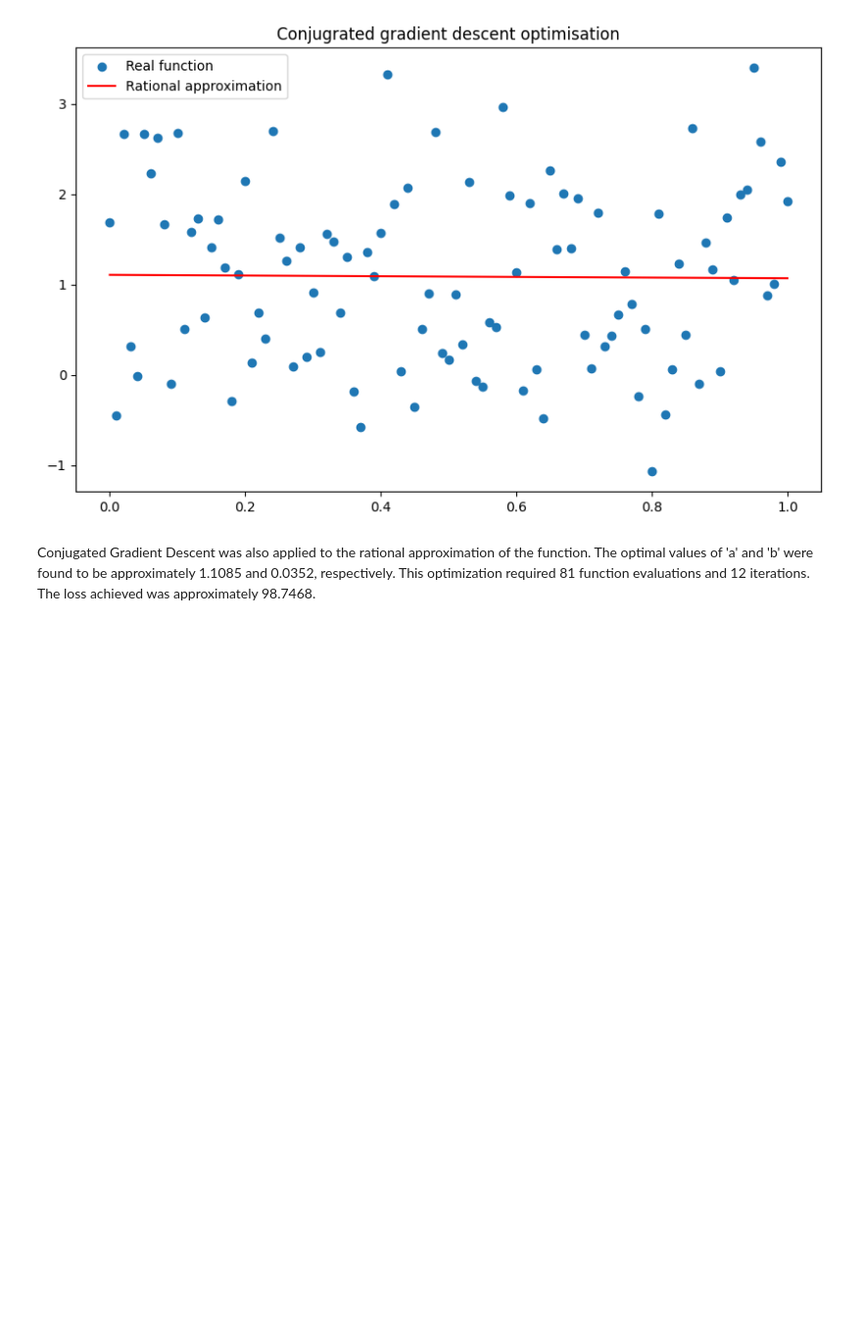
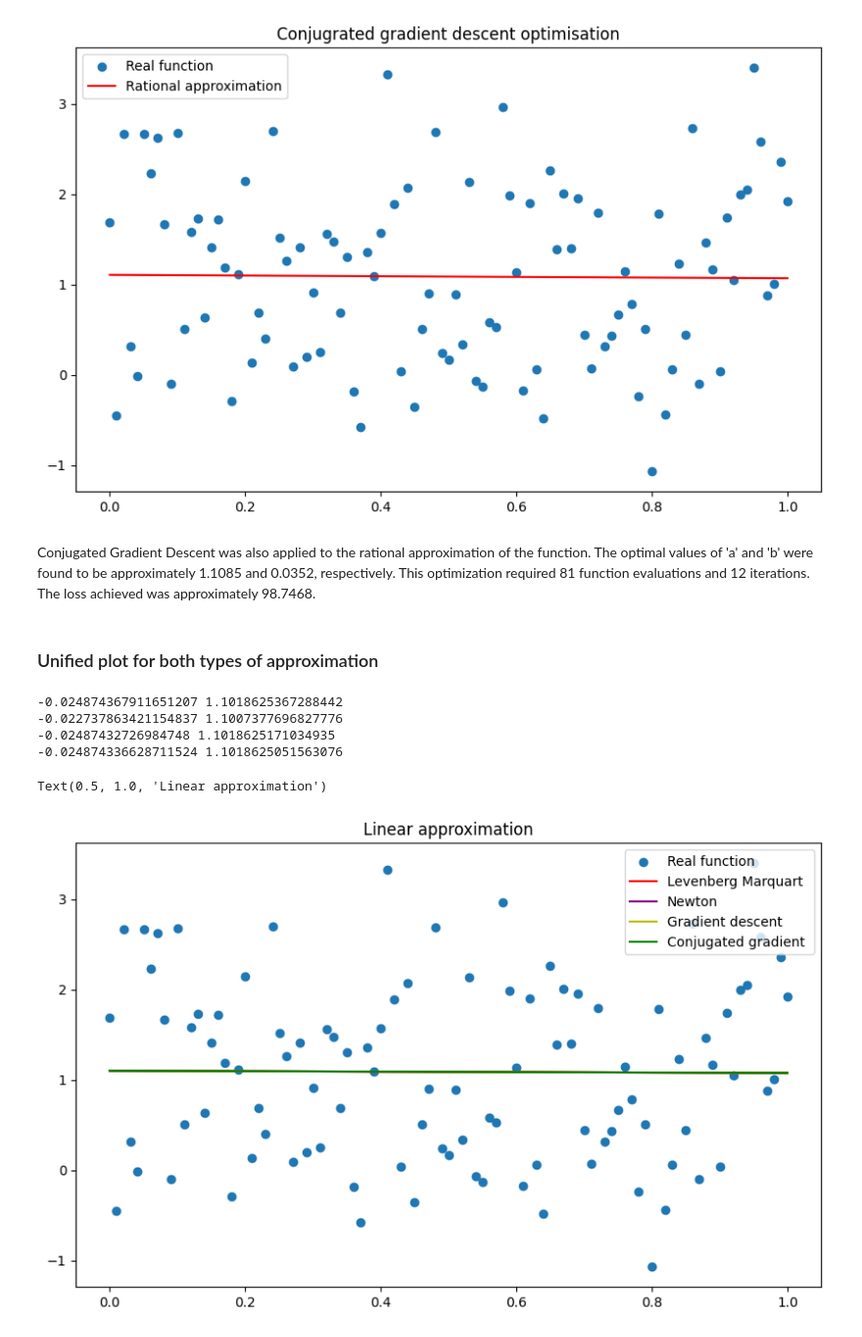
Before and after one commit to Swedist/study_itmo, a Jupyter notebook: algorithms/task_3.ipynb, the cells around one changed output. Shown at 98% size. Saved outputs shown, nothing was run; the diff lists cells and outputs as text; code cells hidden in the pictures; blank space fills up the shorter version.

Commit message:
Append united plots

```diff
--- a/algorithms/task_3.ipynb
+++ b/algorithms/task_3.ipynb
@@ -397,3 +397,49 @@ Loss: 98.74679404309191
 [figure]
 # %% [markdown]
 Conjugated Gradient Descent was also applied to the rational approximation of the function. The optimal values of 'a' and 'b' were found to be approximately 1.1085 and 0.0352, respectively. This optimization required 81 function evaluations and 12 iterations. The loss achieved was approximately 98.7468.
+# %% [markdown]
+### Unified plot for both types of approximation
+# %%
+a_found, b_found, n_ev, n_jev = lm(loss_for_linear_function_for_scipy_lm)
+y_hat = linear_aprox_v(x, *[a_found, b_found])
+print(a_found, b_found)
+
+# plot lines
+plt.figure(figsize=(10, 6))
+plt.scatter(x, y, label='Real function')
+plt.plot(x, y_hat, label='Levenberg Marquart', color='r')
+
+a_found, b_found, n_it, n_fev, n_jev = newton_method(f=least_squares_linear, x0=[0.5, 0.5], hess=hess_lin, jac=d_linear)
+print(a_found, b_found)
+y_hat = linear_aprox_v(x, *[a_found, b_found])
+
+plt.plot(x, y_hat, label='Newton', color='purple')
+
+
+func, grad = linear, line_grad
+grad_res, grad_iter, grad_nfev = gradient_descent(grad)
+a_found, b_found  = grad_res[0], grad_res[1]
+print(a_found, b_found)
+
+y_hat = linear_aprox_v(x, *[a_found, b_found])
+
+plt.plot(x, y_hat, label='Gradient descent', color='y')
+
+
+cg_res = minimize(loss_for_linear_function_for_scipy_newton, guess, method="CG", tol=epsilon)
+a_found, b_found  = cg_res.x[0], cg_res.x[1]
+print(a_found, b_found)
+
+y_hat = linear_aprox_v(x, *[a_found, b_found])
+
+# plot lines
+plt.plot(x, y_hat, label='Conjugated gradient ', color='g')
+plt.legend()
+plt.title('Linear approximation')
+# %% [output]
+-0.024874367911651207 1.1018625367288442
+-0.022737863421154837 1.1007377696827776
+-0.02487432726984748 1.1018625171034935
+-0.024874336628711524 1.1018625051563076
+Text(0.5, 1.0, 'Linear approximation')
+[figure, added]
```
Also changed, not shown: parts of 1 cell of this notebook.
